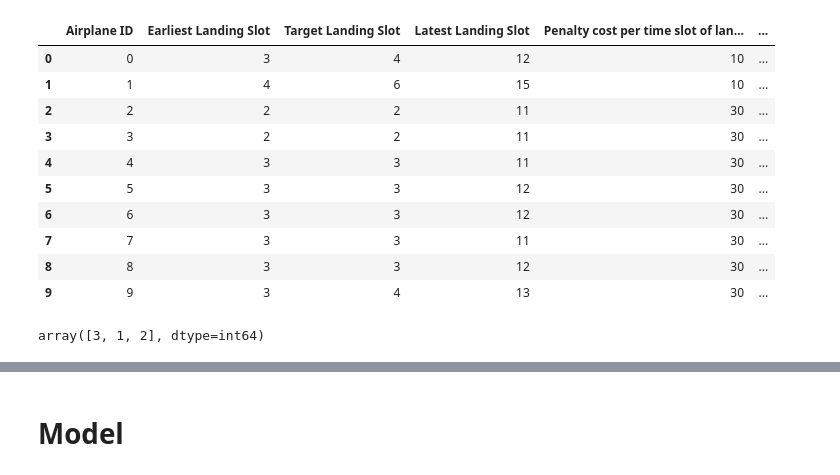
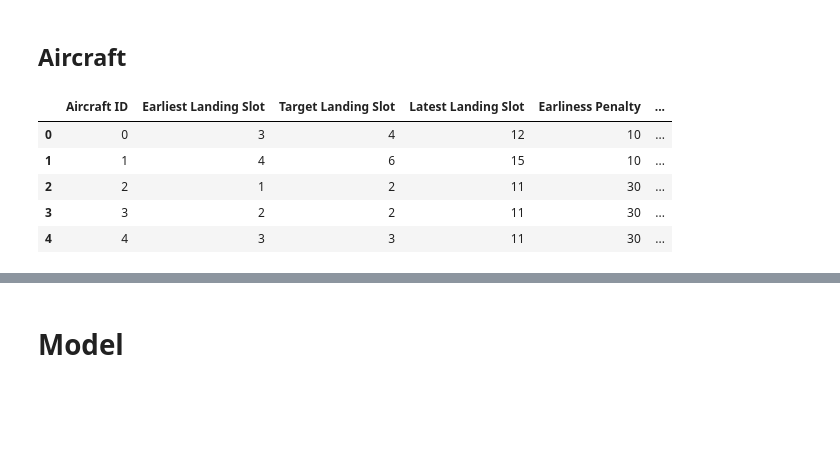
Before and after one commit to kitkhai/Aircraft-Landing-Schedule, a Jupyter notebook: Aircraft Landing Optimisation.ipynb, the cells around one changed output, grey strips where cells are left out. Drawn from its saved outputs; the diff is of its cells as text; code cells hidden in the pictures; blank space fills up the shorter version.

```diff
--- a/Aircraft Landing Optimisation.ipynb
+++ b/Aircraft Landing Optimisation.ipynb
@@ -32,16 +21,13 @@ array([[99999,     1,     3,     3,     3,     3,     3,     3,     3,
+# %% [markdown]
+## Aircraft
 # %%
-landing_time_cost_df = pd.read_csv("data - Landing Time.csv").head(10)
-landing_time_cost_df
+aircraft_df = pd.read_csv("aircraft.csv")
+aircraft_df.head()
 # %% [output]
-|  | Airplane ID | Earliest Landing Slot | Target Landing Slot | Latest Landing Slot | Penalty cost per time slot of lan... | ... |
+|  | Aircraft ID | Earliest Landing Slot | Target Landing Slot | Latest Landing Slot | Earliness Penalty | ... |
 | 0 | 0 | 3 | 4 | 12 | 10 | ... |
 | 1 | 1 | 4 | 6 | 15 | 10 | ... |
-| 2 | 2 | 2 | 2 | 11 | 30 | ... |
+| 2 | 2 | 1 | 2 | 11 | 30 | ... |
 | 3 | 3 | 2 | 2 | 11 | 30 | ... |
 | 4 | 4 | 3 | 3 | 11 | 30 | ... |
-| 5 | 5 | 3 | 3 | 12 | 30 | ... |
-| 6 | 6 | 3 | 3 | 12 | 30 | ... |
-| 7 | 7 | 3 | 3 | 11 | 30 | ... |
-| 8 | 8 | 3 | 3 | 12 | 30 | ... |
-| 9 | 9 | 3 | 4 | 13 | 30 | ... |
 # %%
@@ -56,5 +39,0 @@ airplace_size = landing_time_cost_df["Size"].values
-# %%
-runway_size = pd.read_csv("data - Runway.csv")['Max Size'].values
-runway_size
-# %% [output]
-array([3, 1, 2], dtype=int64)
```
Also changed, not shown: parts of 30 cells of this notebook, 11 other files.
